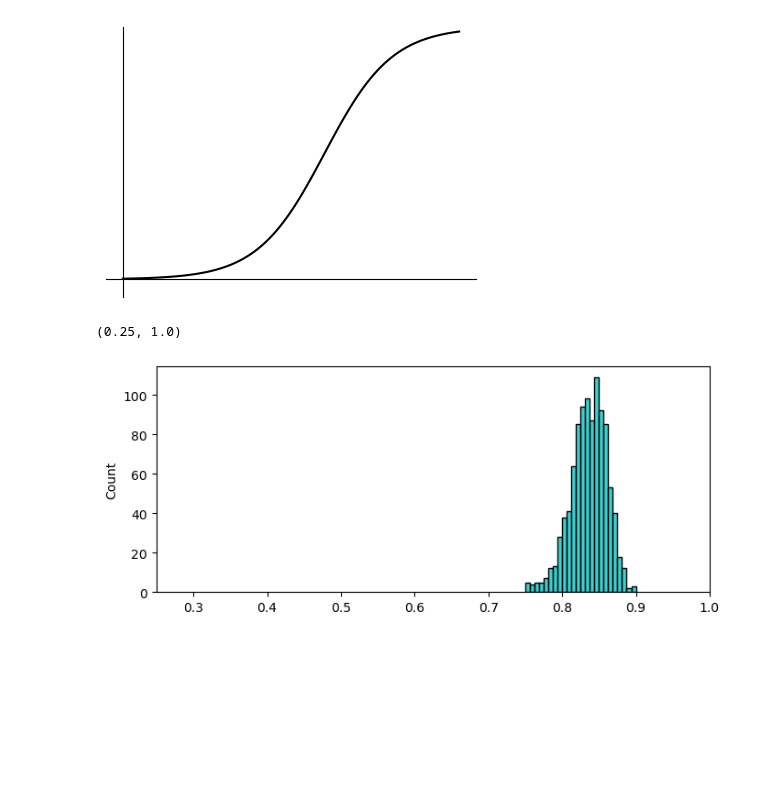
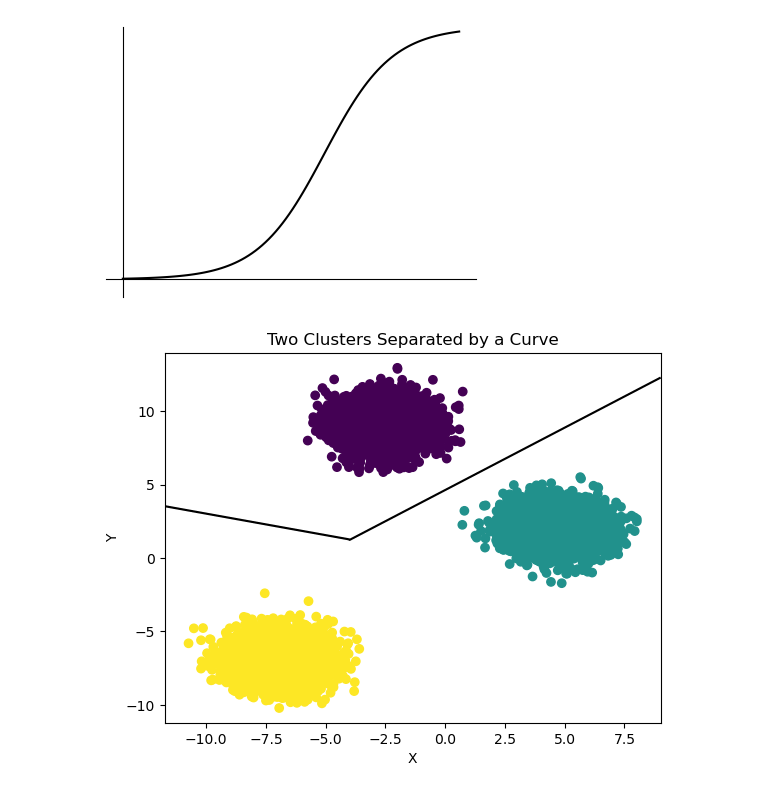
Before and after one commit to christiangoelz/dissertation, a Jupyter notebook: figure_codes/figure1_1.ipynb, the cells around one changed output. Cells and saved outputs as stored; diff of their text form; code cells hidden in the pictures; blank space fills up the shorter version.

Commit message:
figure 1.2

```diff
--- a/figure_codes/figure1_1.ipynb
+++ b/figure_codes/figure1_1.ipynb
@@ -1,6 +1,8 @@
 # %%
 import numpy as np
 import matplotlib.pyplot as plt
+import matplotlib
+matplotlib.rcParams['svg.fonttype'] = 'none'
 
 # Define the sigmoid function with a slope parameter
 def sigmoid(x, g, b=-1):
@@ -66,30 +68,38 @@ ax.set_xticks([])
 fig.savefig('../figures/dedifferentiation2.svg')
 # %% [output]
 [figure]
-# %%
-import numpy as np
-from scipy.stats import beta, skewnorm
-import seaborn as sns
-a = 1.5
-b = 6
-x = beta.rvs(a,b,size=1000)
-
-def transform(x,skewness):
-    return skewnorm.ppf(x, a=skewness)
-
-skewness = -50
-y = transform(x,skewness)
-mean = 0.8
-max_v = 0.9
-min_v = 0.75
-
-y = y - np.mean(y) + mean
-y = (y-np.min(y))/(np.max(y)-np.min(y))
-y = y*(max_v-min_v) + min_v
-
-ig, ax = plt.subplots(tight_layout=True,figsize=(7,3))
-sns.histplot(y,color='c')
-ax.set_xlim([0.25,1])
-# %% [output]
-(0.25, 1.0)
-[figure, removed]
+# %%
+import numpy as np
+import matplotlib.pyplot as plt
+from sklearn.datasets import make_blobs
+from sklearn.svm import SVC
+
+# Generate synthetic data with two clusters
+X, y = make_blobs(n_samples=10000, centers=3, random_state=42)
+
+# Fit a support vector machine to separate the two clusters
+model = SVC(kernel='linear', C=1000)
+model.fit(X, y)
+
+# Define a meshgrid of points to plot the decision boundary
+xmin, xmax = X[:, 0].min() - 1, X[:, 0].max() + 1
+ymin, ymax = X[:, 1].min() - 1, X[:, 1].max() + 1
+xx, yy = np.meshgrid(np.arange(xmin, xmax, 0.01),
+                     np.arange(ymin, ymax, 0.01))
+
+# Plot the data points and the decision boundary
+fig, ax = plt.subplots()
+ax.scatter(X[:, 0], X[:, 1], c=y, cmap='viridis')
+Z = model.predict(np.c_[xx.ravel(), yy.ravel()])
+Z = Z.reshape(xx.shape)
+ax.contour(xx, yy, Z, levels=[0], colors='black')
+
+# Add a title and axis labels
+ax.set_title('Two Clusters Separated by a Curve')
+ax.set_xlabel('X')
+ax.set_ylabel('Y')
+
+# Show the plot
+plt.show()
+# %% [output]
+[figure, added]
```
Also changed, not shown: parts of 3 cells of this notebook, 1 other file.
